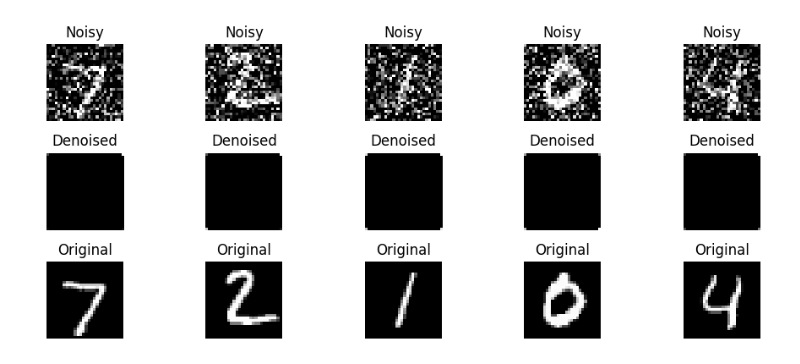
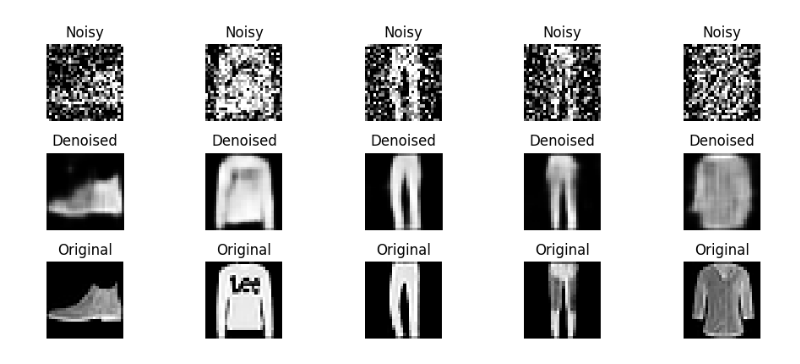
Before and after one commit to backiyalakshmi123/Deep-learning-and-techniques-lab, a Jupyter notebook: EX:NO:7(Autoencoder for Image Denoising using CNN).ipynb, the cells around one changed output. Saved outputs shown, nothing was run; the diff lists cells and outputs as text; code cells hidden in the pictures.

```diff
--- a/EX:NO:7(Autoencoder for Image Denoising using CNN).ipynb
+++ b/EX:NO:7(Autoencoder for Image Denoising using CNN).ipynb
@@ -3,23 +3,27 @@
 # %%
 import numpy as np
 import matplotlib.pyplot as plt
-from tensorflow.keras.datasets import mnist
+from tensorflow.keras.datasets import fashion_mnist
 from tensorflow.keras.models import Model
 from tensorflow.keras.layers import Input, Conv2D, MaxPooling2D, UpSampling2D
 from tensorflow.keras.optimizers import Adam
-# Step 1 & 2: Load MNIST dataset
-(x_train, _), (x_test, _) = mnist.load_data()
+
+# Step 1 & 2: Load Fashion MNIST dataset
+(x_train, _), (x_test, _) = fashion_mnist.load_data()
 x_train = x_train.astype('float32') / 255.
 x_test = x_test.astype('float32') / 255.
+
 # Step 3: Reshape for CNN
 x_train = np.reshape(x_train, (len(x_train), 28, 28, 1))
 x_test = np.reshape(x_test, (len(x_test), 28, 28, 1))
+
 # Step 4: Add noise
 noise_factor = 0.5
 x_train_noisy = x_train + noise_factor * np.random.normal(loc=0.0, scale=1.0, size=x_train.shape)
 x_test_noisy = x_test + noise_factor * np.random.normal(loc=0.0, scale=1.0, size=x_test.shape)
 x_train_noisy = np.clip(x_train_noisy, 0., 1.)
 x_test_noisy = np.clip(x_test_noisy, 0., 1.)
+
 # Step 5: Define the autoencoder
 input_img = Input(shape=(28, 28, 1))
 # Encoder
@@ -35,10 +39,12 @@ x = UpSampling2D((2, 2))(x)
 decoded = Conv2D(1, (3, 3), activation='sigmoid', padding='same')(x)
 autoencoder = Model(input_img, decoded)
 autoencoder.compile(optimizer=Adam(), loss='mean_squared_error')
+
 # Step 6 & 7: Train the model
 autoencoder.fit(x_train_noisy, x_train, epochs=5, batch_size=128, shuffle=True,
                 validation_data=(x_test_noisy, x_test))
-# Step 8: Visualize some results
+
+# Step 8: Visualize results
 decoded_imgs = autoencoder.predict(x_test_noisy)
 n = 5
 plt.figure(figsize=(10, 4))
@@ -77 +89 @@ Epoch 5/5
-[figure, old version]
+[figure, new version]
```
Also changed, not shown: parts of 1 cell of this notebook.
